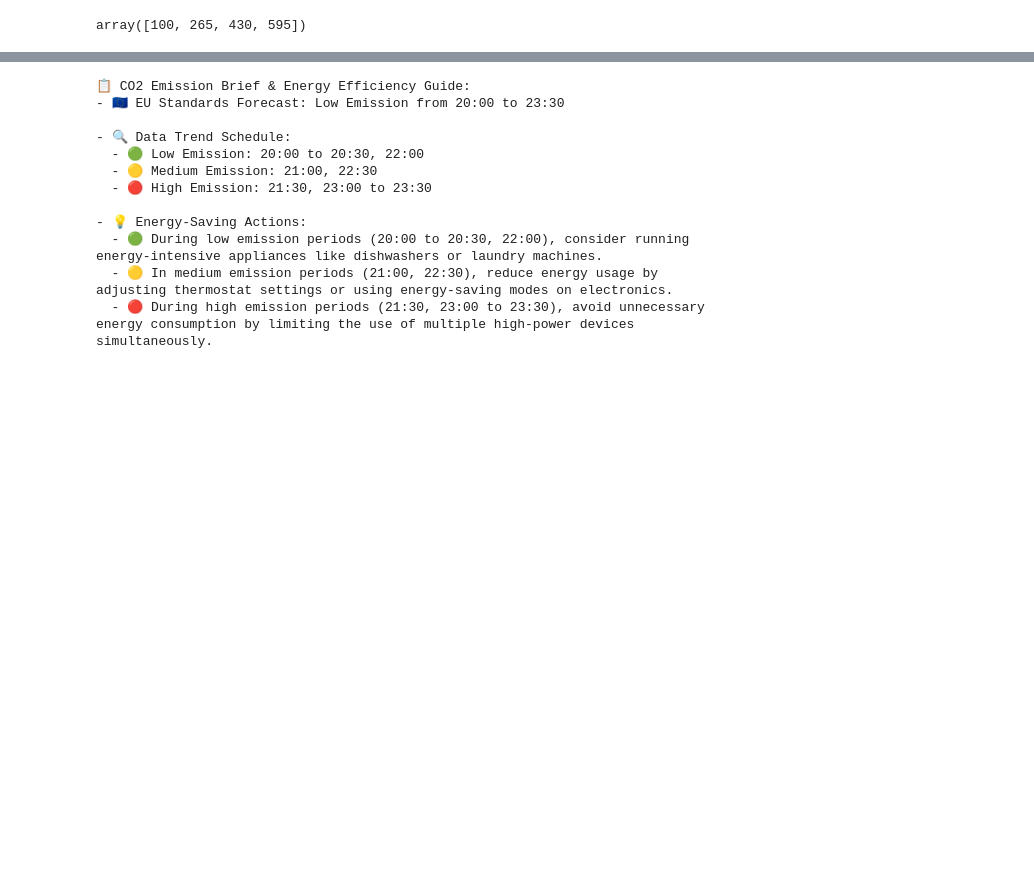
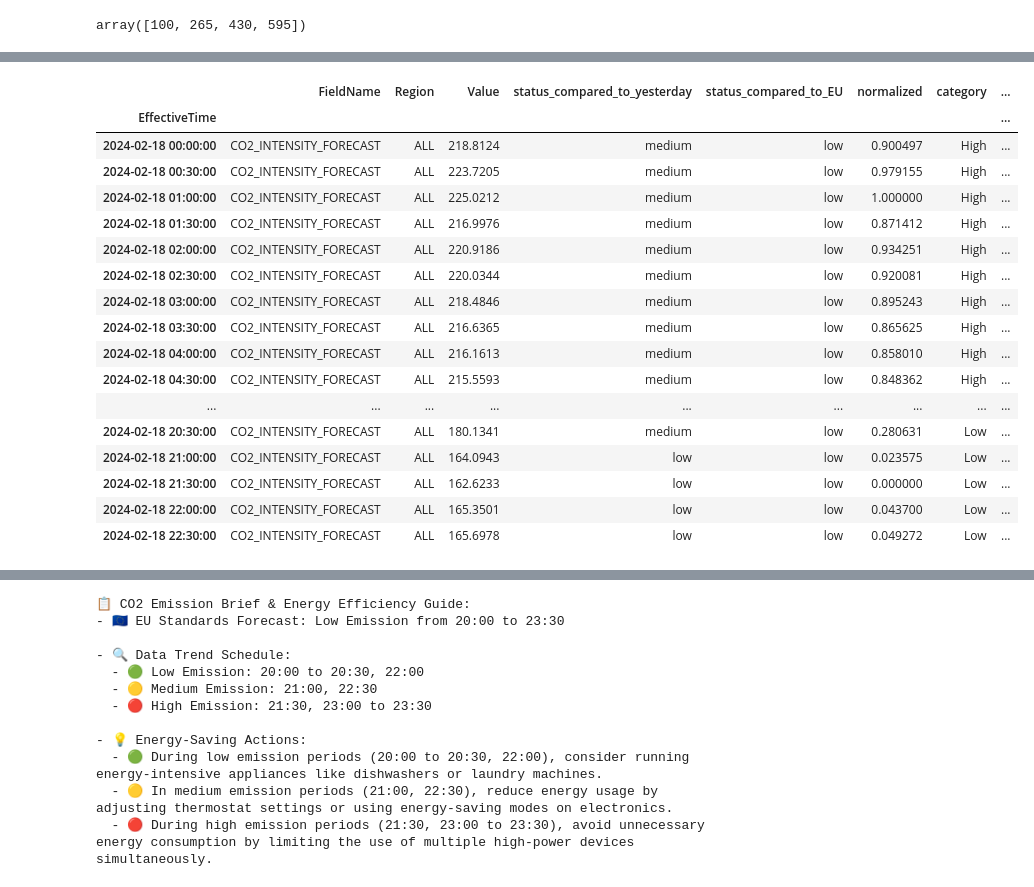
Before and after one commit to SaM-92/telegram-energy-api, a Jupyter notebook: debugging_nb.ipynb, the cells around one changed output, grey strips where cells are left out. Saved outputs shown, nothing was run; the diff lists cells and outputs as text; code cells hidden in the pictures; blank space fills up the shorter version.

```diff
--- a/debugging_nb.ipynb
+++ b/debugging_nb.ipynb
@@ -119,0 +128,21 @@ High CO2 Emission Period: 21:30, 23:00 to 23:30.
+# %%
+df_
+# %% [output]
+|  | FieldName | Region | Value | status_compared_to_yesterday | status_compared_to_EU | normalized | category | ... |
+| EffectiveTime |  |  |  |  |  |  |  | ... |
+| 2024-02-18 00:00:00 | CO2_INTENSITY_FORECAST | ALL | 218.8124 | medium | low | 0.900497 | High | ... |
+| 2024-02-18 00:30:00 | CO2_INTENSITY_FORECAST | ALL | 223.7205 | medium | low | 0.979155 | High | ... |
+| 2024-02-18 01:00:00 | CO2_INTENSITY_FORECAST | ALL | 225.0212 | medium | low | 1.000000 | High | ... |
+| 2024-02-18 01:30:00 | CO2_INTENSITY_FORECAST | ALL | 216.9976 | medium | low | 0.871412 | High | ... |
+| 2024-02-18 02:00:00 | CO2_INTENSITY_FORECAST | ALL | 220.9186 | medium | low | 0.934251 | High | ... |
+| 2024-02-18 02:30:00 | CO2_INTENSITY_FORECAST | ALL | 220.0344 | medium | low | 0.920081 | High | ... |
+| 2024-02-18 03:00:00 | CO2_INTENSITY_FORECAST | ALL | 218.4846 | medium | low | 0.895243 | High | ... |
+| 2024-02-18 03:30:00 | CO2_INTENSITY_FORECAST | ALL | 216.6365 | medium | low | 0.865625 | High | ... |
+| 2024-02-18 04:00:00 | CO2_INTENSITY_FORECAST | ALL | 216.1613 | medium | low | 0.858010 | High | ... |
+| 2024-02-18 04:30:00 | CO2_INTENSITY_FORECAST | ALL | 215.5593 | medium | low | 0.848362 | High | ... |
+| ... | ... | ... | ... | ... | ... | ... | ... | ... |
+| 2024-02-18 20:30:00 | CO2_INTENSITY_FORECAST | ALL | 180.1341 | medium | low | 0.280631 | Low | ... |
+| 2024-02-18 21:00:00 | CO2_INTENSITY_FORECAST | ALL | 164.0943 | low | low | 0.023575 | Low | ... |
+| 2024-02-18 21:30:00 | CO2_INTENSITY_FORECAST | ALL | 162.6233 | low | low | 0.000000 | Low | ... |
+| 2024-02-18 22:00:00 | CO2_INTENSITY_FORECAST | ALL | 165.3501 | low | low | 0.043700 | Low | ... |
+| 2024-02-18 22:30:00 | CO2_INTENSITY_FORECAST | ALL | 165.6978 | low | low | 0.049272 | Low | ... |
```
Also changed, not shown: parts of 10 cells of this notebook.
